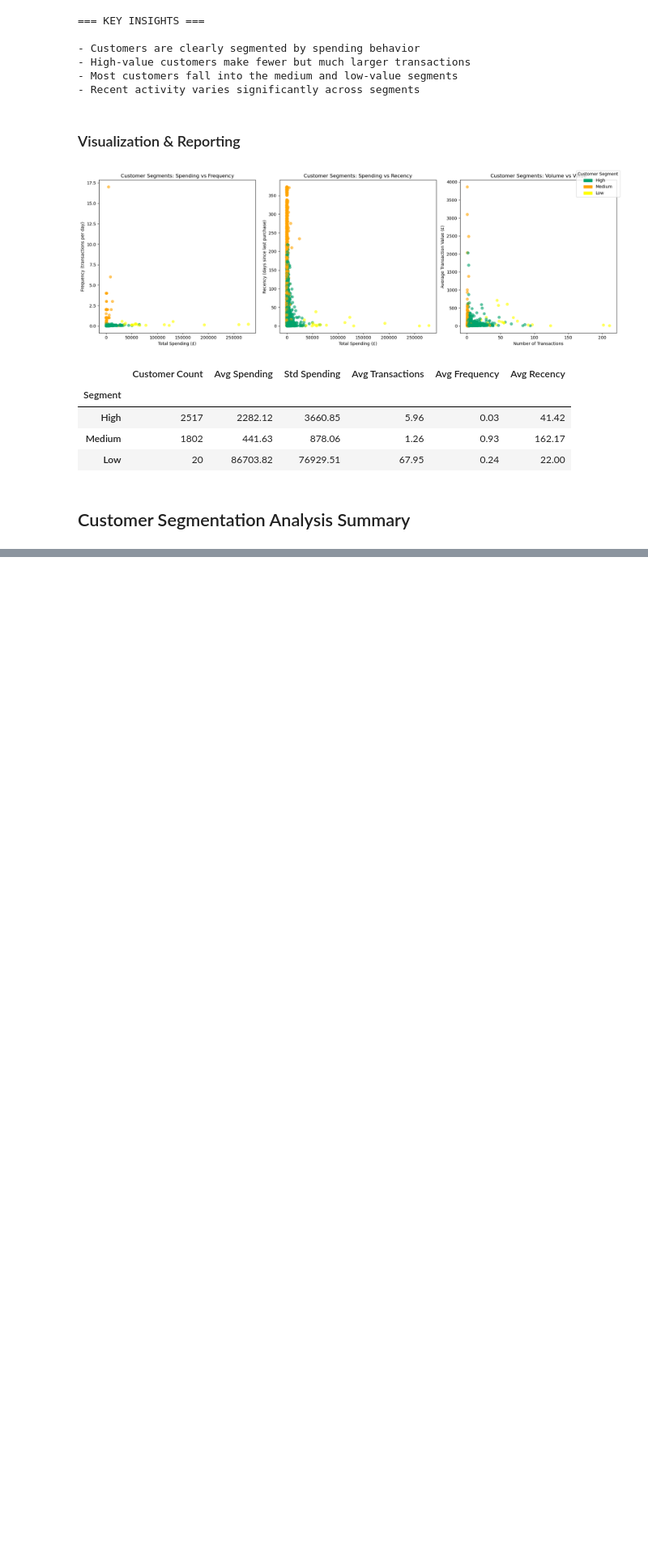
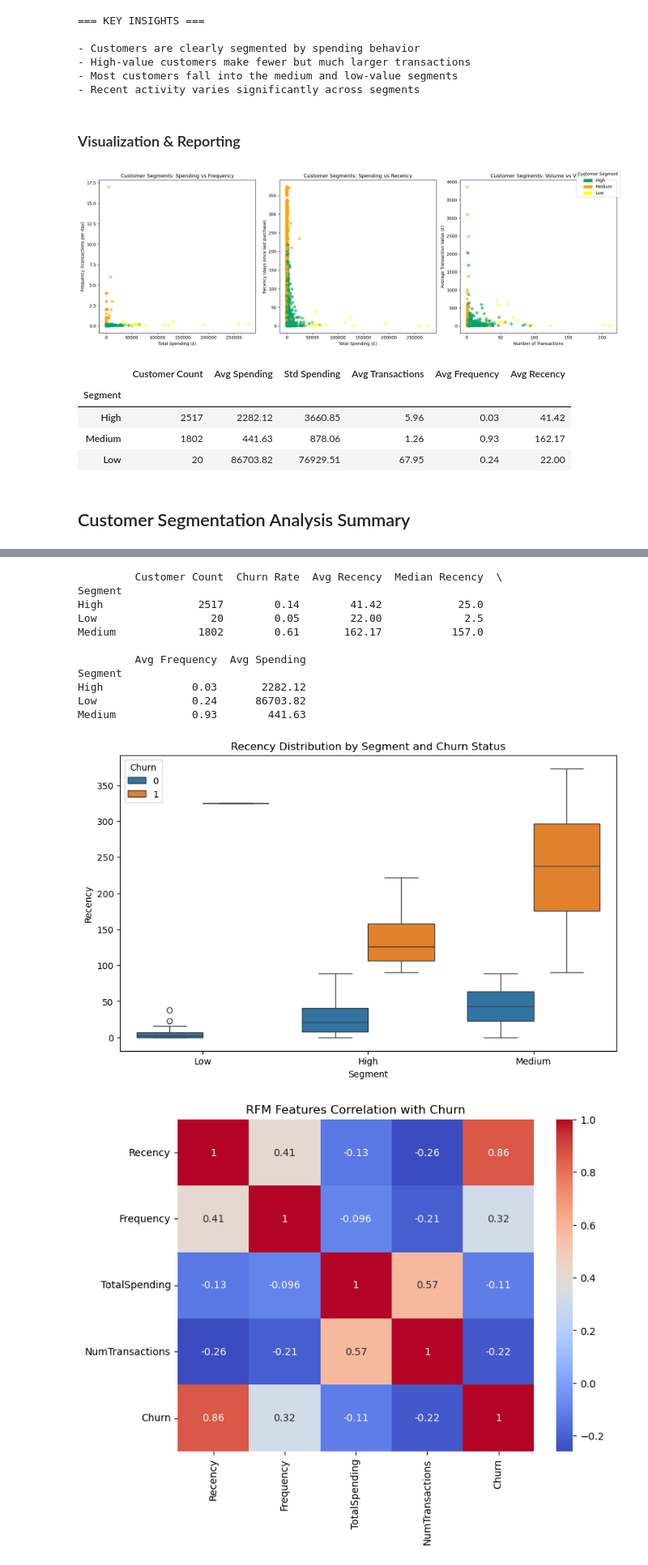
Before and after one commit to karthikke31-gif/E-commerce_Customer_Segementation, a Jupyter notebook: Customer_Segmentation.ipynb, the cells around one changed output, grey strips where cells are left out. Shown at 81% size. Cells and saved outputs as stored; diff of their text form; code cells hidden in the pictures; blank space fills up the shorter version.

Commit message:
Churn Analysis

```diff
--- a/Customer_Segmentation.ipynb
+++ b/Customer_Segmentation.ipynb
@@ -1125,0 +1007,13 @@ Created features such as:
+# %%
+# Assuming 'customer_features' from your notebook (customer-level DF with Recency)
+# First, confirm max date from raw data
+max_date = df['InvoiceDate'].max()  # Should be ~2011-12-09
+churn_threshold_days = 90
+cutoff_date = max_date - pd.Timedelta(days=churn_threshold_days)
+
+# Add churn label: 1 if last purchase before cutoff, else 0
+customer_features['Churn'] = (customer_features['LastPurchaseDate'] < cutoff_date).astype(int)
+
+# Quick check
+print(customer_features['Churn'].value_counts(normalize=True).round(3))  # Expected: ~0.73 active, 0.27 churned
+print(customer_features.groupby('Segment')['Churn'].mean().round(3))  # Segment churn rates
@@ -1125,0 +1034,37 @@ Created features such as:
+# %%
+# Churn summary by segment (extend your summary_stats)
+churn_summary = customer_features.groupby('Segment').agg({
+    'Churn': ['count', 'mean'],
+    'Recency': ['mean', 'median'],
+    'Frequency': 'mean',
+    'TotalSpending': 'mean'
+}).round(2)
+churn_summary.columns = ['Customer Count', 'Churn Rate', 'Avg Recency', 'Median Recency', 'Avg Frequency', 'Avg Spending']
+print(churn_summary)
+
+# Visualization: Box plot of Recency by Segment and Churn
+plt.figure(figsize=(10, 6))
+sns.boxplot(data=customer_features, x='Segment', y='Recency', hue='Churn')
+plt.title('Recency Distribution by Segment and Churn Status')
+plt.show()
+
+# Correlation heatmap (select RFM features)
+rfm_features = customer_features[['Recency', 'Frequency', 'TotalSpending', 'NumTransactions', 'Churn']]
+plt.figure(figsize=(8, 6))
+sns.heatmap(rfm_features.corr(), annot=True, cmap='coolwarm')
+plt.title('RFM Features Correlation with Churn')
+plt.show()
+# %% [output]
+         Customer Count  Churn Rate  Avg Recency  Median Recency  \
+Segment
+High               2517        0.14        41.42            25.0
+Low                  20        0.05        22.00             2.5
+Medium             1802        0.61       162.17           157.0
+
+         Avg Frequency  Avg Spending
+Segment
+High              0.03       2282.12
+Low               0.24      86703.82
+Medium            0.93        441.63
+[figure, added]
+[figure, added]
```
Also changed, not shown: parts of 30 cells of this notebook.
